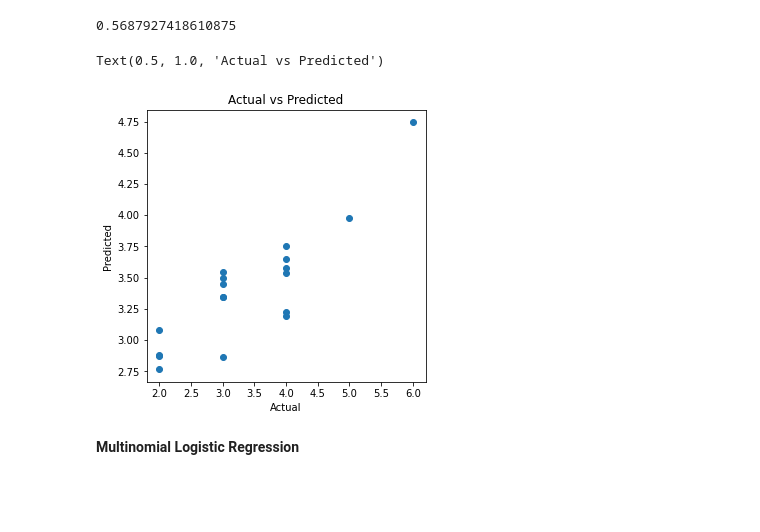
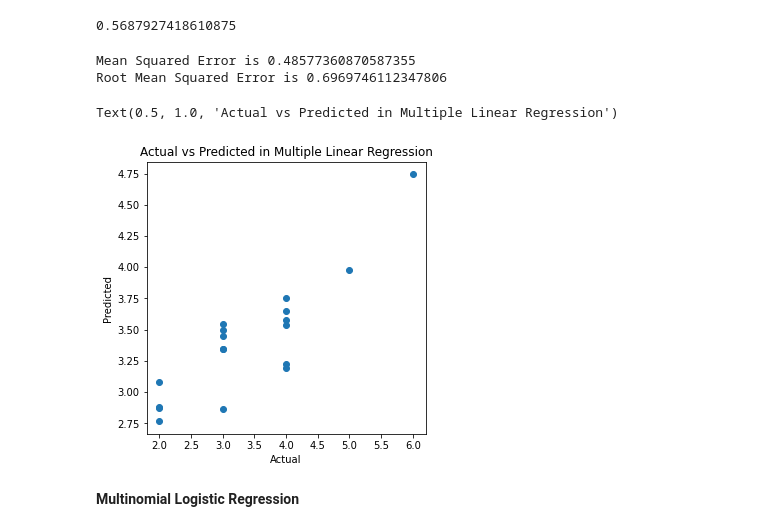
Before and after one commit to gaurisharma360/intensityofepilepsy, a Jupyter notebook: Intensity_of_Epilepsy_using_EEG.ipynb, the cells around one changed output. Saved outputs shown, nothing was run; the diff lists cells and outputs as text; code cells hidden in the pictures; blank space fills up the shorter version.

Commit message:
with graphs

```diff
--- a/Intensity_of_Epilepsy_using_EEG.ipynb
+++ b/Intensity_of_Epilepsy_using_EEG.ipynb
@@ -77,15 +84,24 @@ r2_score(y_test,y_pred)
 # %% [output]
 0.5687927418610875
+# %%
+ms1=mean_squared_error(y_test,y_pred)
+rms1 = sqrt(ms1)
+
+print("Mean Squared Error is",ms1)
+print("Root Mean Squared Error is",rms1)
+# %% [output]
+Mean Squared Error is 0.48577360870587355
+Root Mean Squared Error is 0.6969746112347806
 # %%
-import matplotlib.pyplot as plt
+
 plt.figure(figsize=(5,5))
 plt.scatter(y_test,y_pred)
 plt.xlabel('Actual')
 plt.ylabel('Predicted')
-plt.title('Actual vs Predicted')
+plt.title('Actual vs Predicted in Multiple Linear Regression')
 # %% [output]
-Text(0.5, 1.0, 'Actual vs Predicted')
+Text(0.5, 1.0, 'Actual vs Predicted in Multiple Linear Regression')
-[figure, old version]
+[figure, new version]
 # %%
 #cannot be performed here
 #from sklearn.metrics import classification_report,confusion_matrix
```
Also changed, not shown: parts of 29 cells of this notebook.
